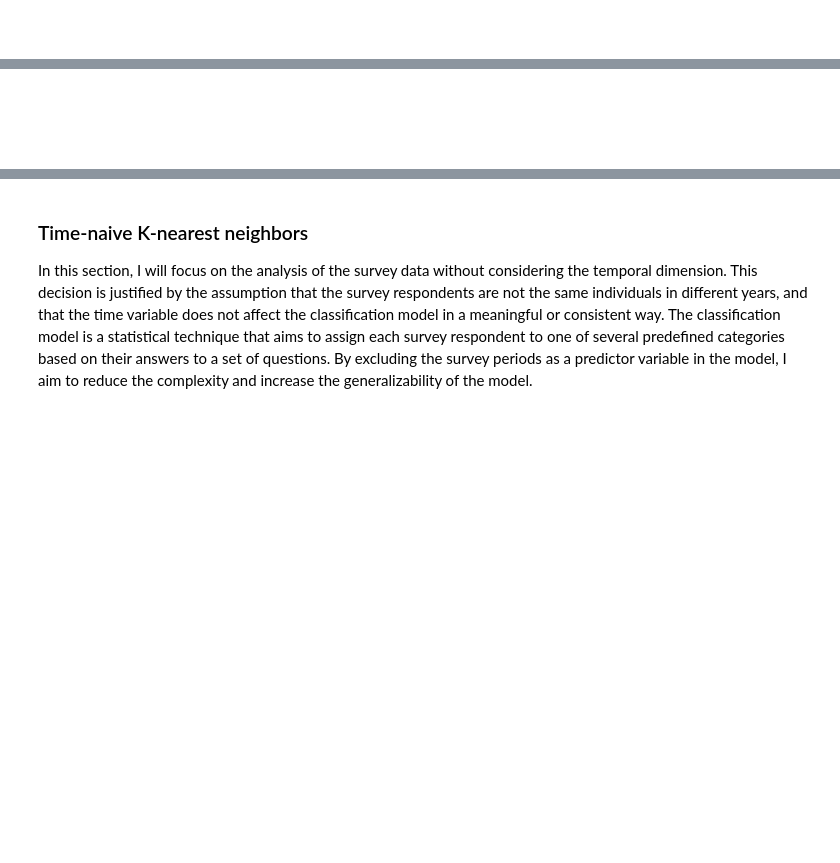
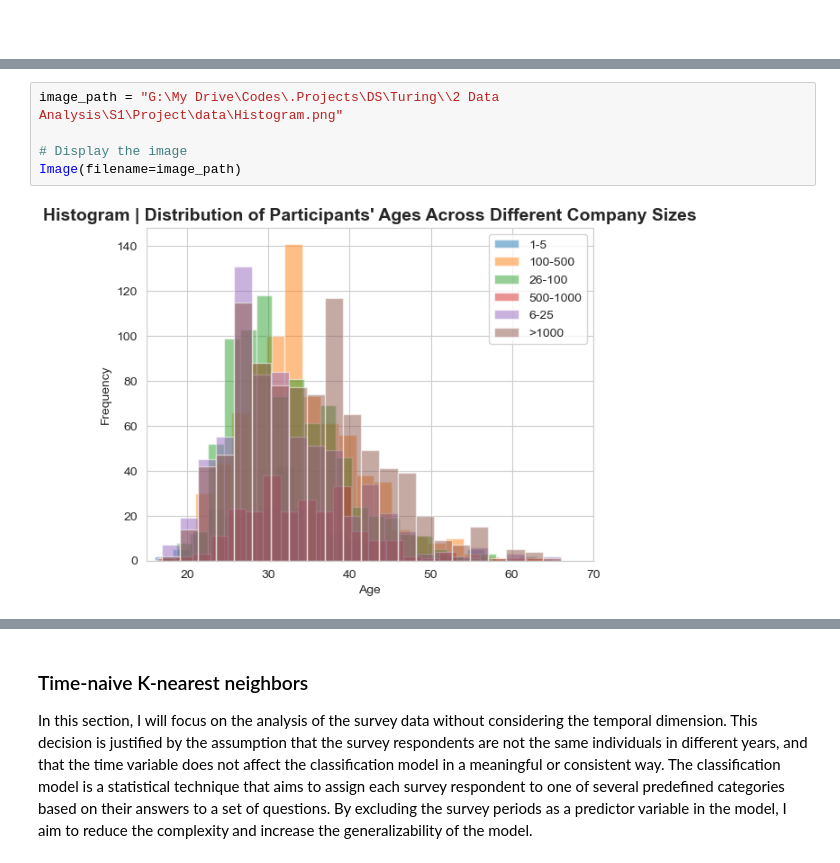
Before and after one commit to 2HO4/MentalHealth, a Jupyter notebook: DataAnalysis_MentalHealth.ipynb, the cells around one changed output, grey strips where cells are left out. Saved outputs shown, nothing was run; the diff lists cells and outputs as text; blank space fills up the shorter version.

```diff
--- a/DataAnalysis_MentalHealth.ipynb
+++ b/DataAnalysis_MentalHealth.ipynb
@@ -1014,5 +988,8 @@ Data_personalInfo.head(10)
-# %% [markdown]
-#####
-# %% [markdown]
-#####
+# %%
+image_path = "G:\My Drive\Codes\.Projects\DS\Turing\\2 Data Analysis\S1\Project\data\Histogram.png"
+
+# Display the image
+Image(filename=image_path)
+# %% [output]
+[figure, added]
 # %% [markdown]
```
Also changed, not shown: parts of 22 cells of this notebook, 3 other files.
